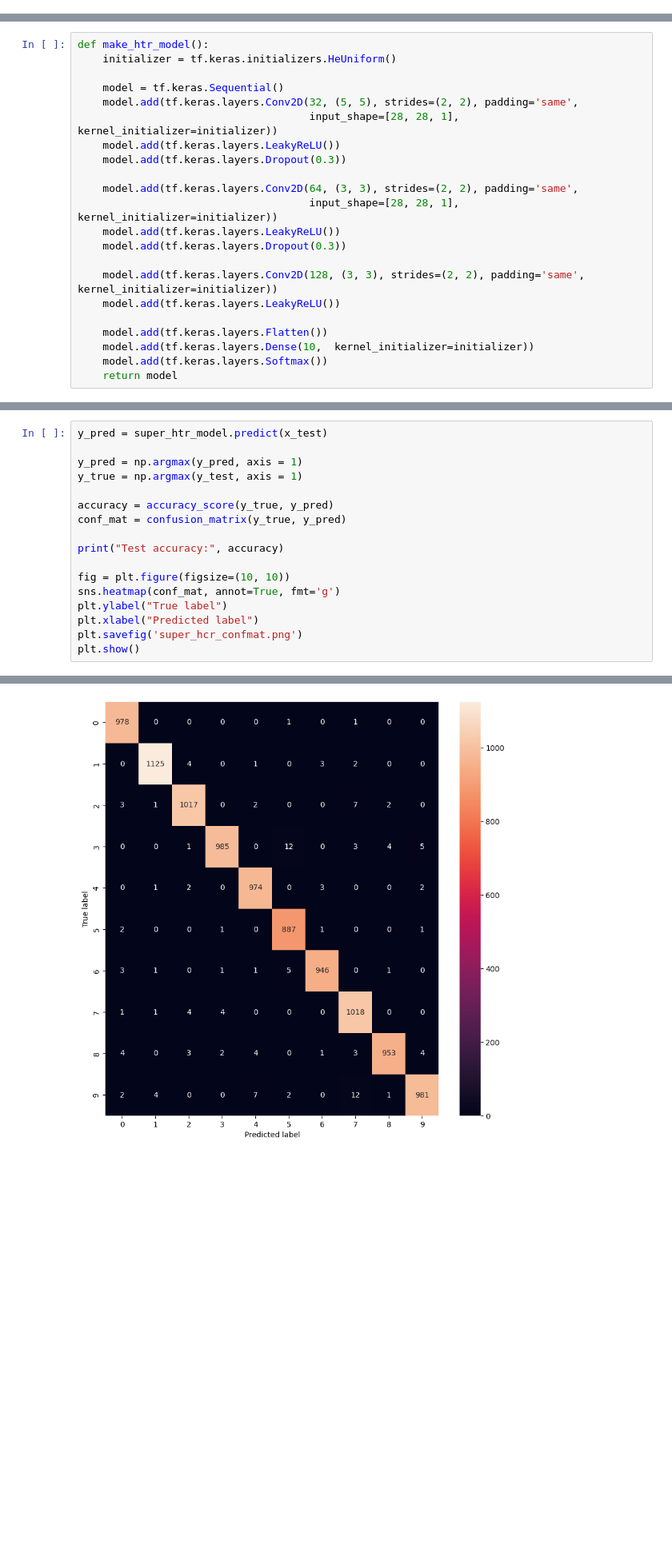
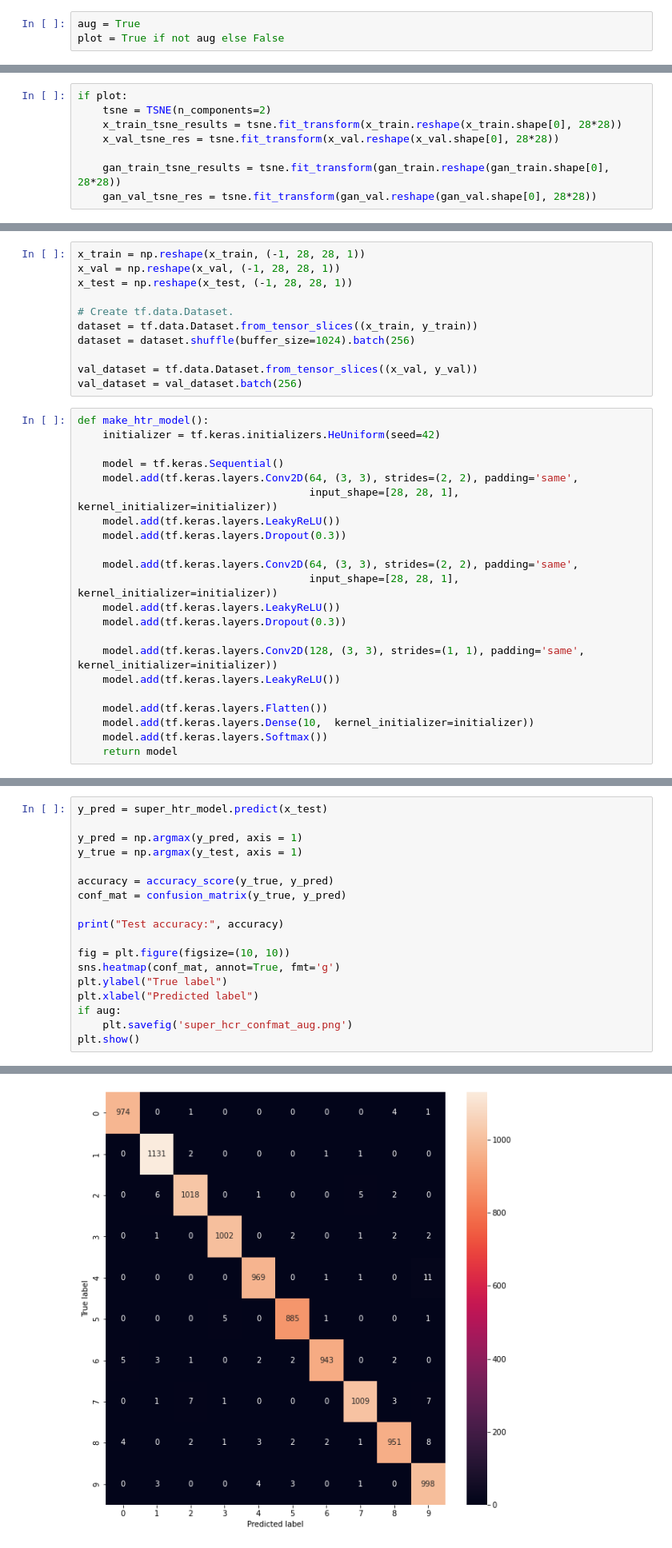
Before and after one commit to Lisa-dk/self-supervised-mnist, a Jupyter notebook: HTR_mwe.ipynb, the cells around one changed output, grey strips where cells are left out. Shown: that part at 80% size. Saved outputs shown, nothing was run; the diff lists cells and outputs as text; blank space fills up the shorter version.

Commit message:
Added augmentation, adjusted architecture, added tsne + class balance plots

```diff
--- a/HTR_mwe.ipynb
+++ b/HTR_mwe.ipynb
@@ -10,0 +16,3 @@ import seaborn as sns
+# %%
+aug = True
+plot = True if not aug else False
@@ -37,0 +121,8 @@ val_dataset = val_dataset.batch(256)
+# %%
+if plot:
+	tsne = TSNE(n_components=2)
+	x_train_tsne_results = tsne.fit_transform(x_train.reshape(x_train.shape[0], 28*28))
+	x_val_tsne_res = tsne.fit_transform(x_val.reshape(x_val.shape[0], 28*28))
+
+	gan_train_tsne_results = tsne.fit_transform(gan_train.reshape(gan_train.shape[0], 28*28))
+	gan_val_tsne_res = tsne.fit_transform(gan_val.reshape(gan_val.shape[0], 28*28))
@@ -38,9 +178,20 @@ val_dataset = val_dataset.batch(256)
+# %%
+x_train = np.reshape(x_train, (-1, 28, 28, 1))
+x_val = np.reshape(x_val, (-1, 28, 28, 1))
+x_test = np.reshape(x_test, (-1, 28, 28, 1))
+
+# Create tf.data.Dataset.
+dataset = tf.data.Dataset.from_tensor_slices((x_train, y_train))
+dataset = dataset.shuffle(buffer_size=1024).batch(256)
+
+val_dataset = tf.data.Dataset.from_tensor_slices((x_val, y_val))
+val_dataset = val_dataset.batch(256)
 # %%
 def make_htr_model():
-    initializer = tf.keras.initializers.HeUniform()
+    initializer = tf.keras.initializers.HeUniform(seed=42)
 
     model = tf.keras.Sequential()
-    model.add(tf.keras.layers.Conv2D(32, (5, 5), strides=(2, 2), padding='same',
+    model.add(tf.keras.layers.Conv2D(64, (3, 3), strides=(2, 2), padding='same',
                                      input_shape=[28, 28, 1],  kernel_initializer=initializer))
     model.add(tf.keras.layers.LeakyReLU())
     model.add(tf.keras.layers.Dropout(0.3))
@@ -50,7 +201,7 @@ def make_htr_model():
     model.add(tf.keras.layers.LeakyReLU())
     model.add(tf.keras.layers.Dropout(0.3))
 
-    model.add(tf.keras.layers.Conv2D(128, (3, 3), strides=(2, 2), padding='same',  kernel_initializer=initializer))
+    model.add(tf.keras.layers.Conv2D(128, (3, 3), strides=(1, 1), padding='same',  kernel_initializer=initializer))
     model.add(tf.keras.layers.LeakyReLU())
 
     model.add(tf.keras.layers.Flatten())
@@ -155,6 +307,7 @@ fig = plt.figure(figsize=(10, 10))
 sns.heatmap(conf_mat, annot=True, fmt='g')
 plt.ylabel("True label")
 plt.xlabel("Predicted label")
-plt.savefig('super_hcr_confmat.png')
+if aug:
+	plt.savefig('super_hcr_confmat_aug.png')
 plt.show()
 # %% [output]
@@ -163,4 +316,4 @@ Test accuracy: 0.9864
-[figure, old version]
+[figure, new version]
 # %% [markdown]
 # Self-supervised handwritten character recognition
 # %%
```
Also changed, not shown: parts of 10 cells of this notebook.
